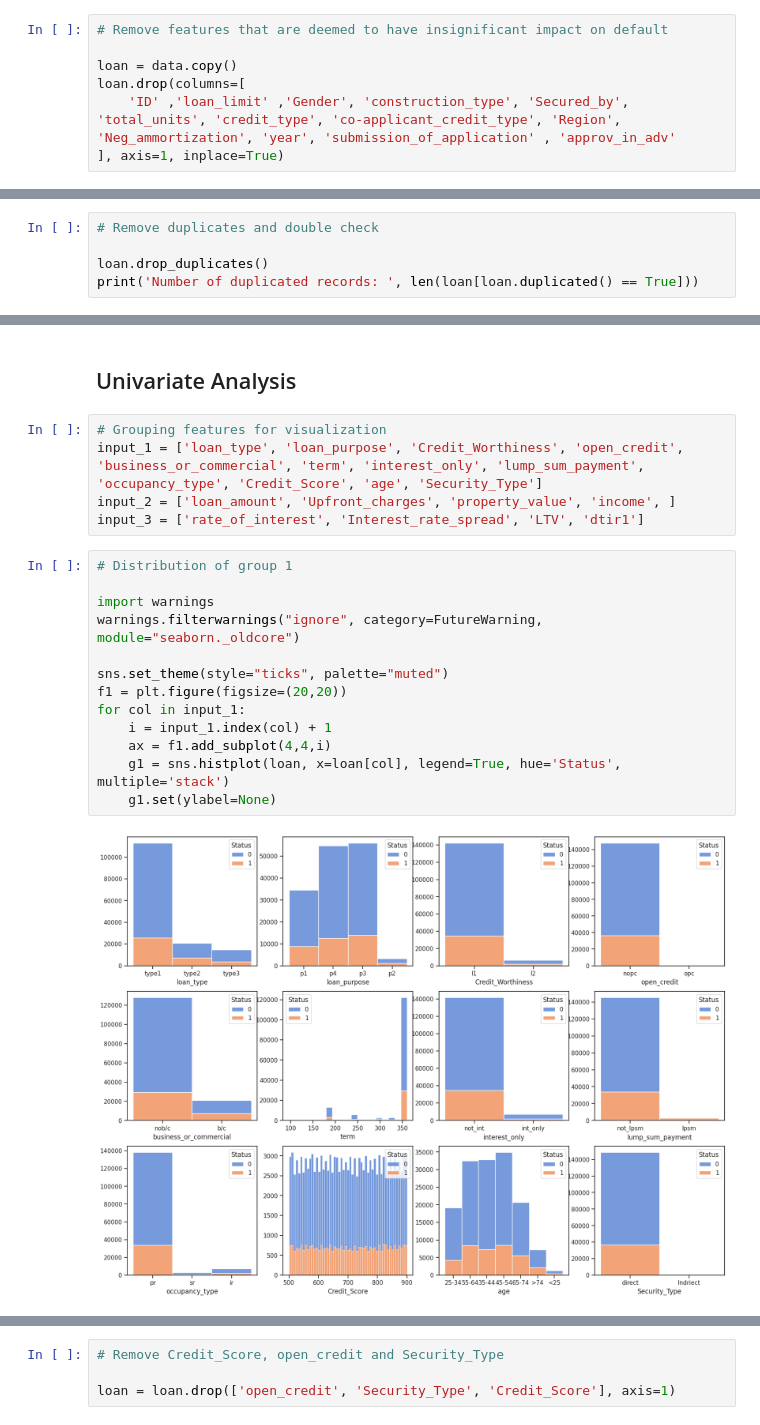
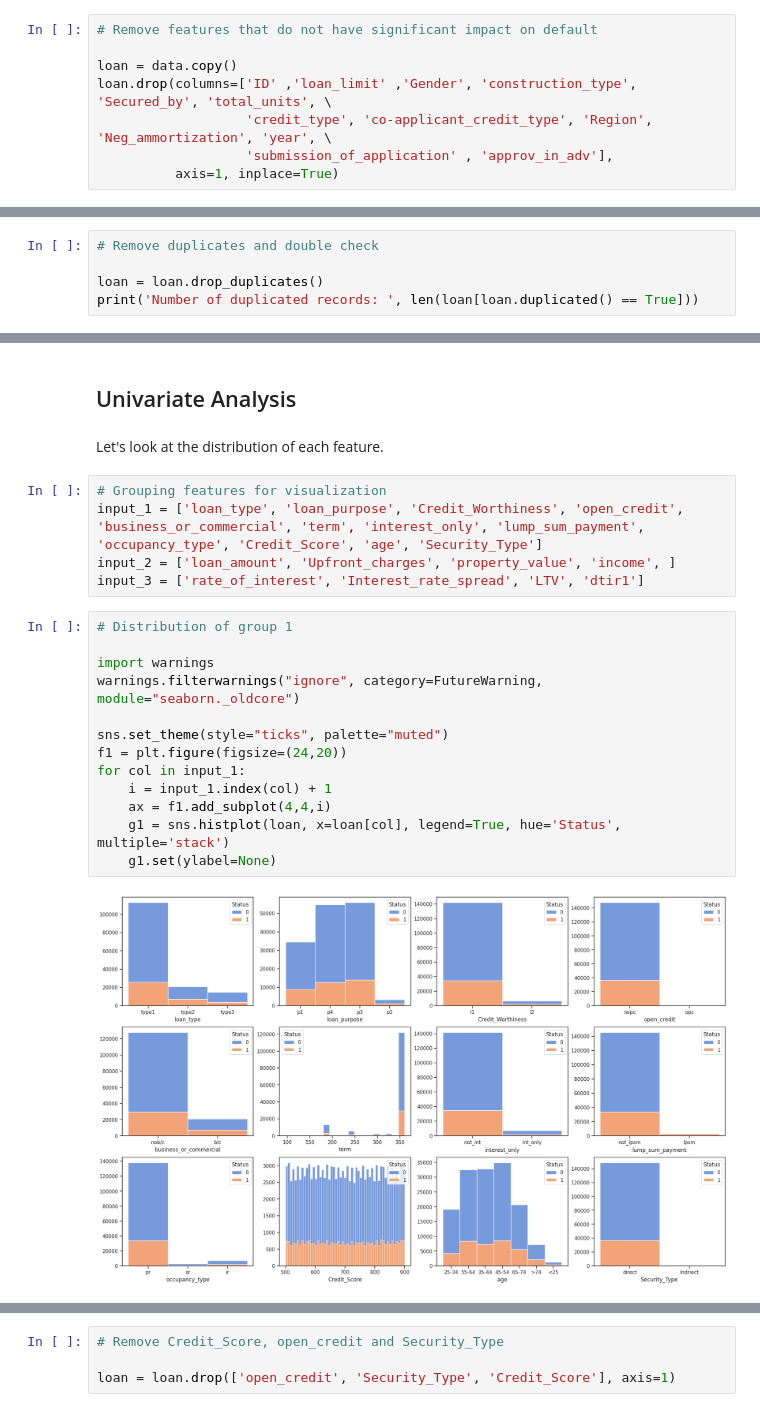
Before and after one commit to Hoale2908/Data_Preprocessing_for_Mortgage_Loan_Default_Prediction, a Jupyter notebook: model.ipynb, the cells around one changed output, grey strips where cells are left out. Drawn from its saved outputs; the diff is of its cells as text.

Commit message:
Kaggle Notebook | Home Lending Default - EDA | Version 9

```diff
--- a/model.ipynb
+++ b/model.ipynb
@@ -71,12 +72,13 @@ Security_Type -----------------  ['direct' 'Indriect']
 * Submission of application: *to_inst* seems to refer to a special method for loan approval, i.e. instance-based method. Read more at ([source](https://www.sciencedirect.com/science/article/pii/S0957417421002396)).
 * Security type: Direct or Indirect. Direct security means the borrower uses the mortgaged house to pledge against the loan. ([source](https://corporatefinanceinstitute.com/resources/commercial-lending/direct-security/#:~:text=To%20conclude%2C%20direct%20securities%20are,the%20borrower%20default%20on%20it.))
 # %%
-# Remove features that are deemed to have insignificant impact on default
+# Remove features that do not have significant impact on default
 
 loan = data.copy()
-loan.drop(columns=[
-    'ID' ,'loan_limit' ,'Gender', 'construction_type', 'Secured_by', 'total_units', 'credit_type', 'co-applicant_credit_type', 'Region', 'Neg_ammortization', 'year', 'submission_of_application' , 'approv_in_adv'
-], axis=1, inplace=True)
+loan.drop(columns=['ID' ,'loan_limit' ,'Gender', 'construction_type', 'Secured_by', 'total_units', \
+                   'credit_type', 'co-applicant_credit_type', 'Region', 'Neg_ammortization', 'year', \
+                   'submission_of_application' , 'approv_in_adv'],
+          axis=1, inplace=True)
 # %%
 loan.describe()
 # %% [output]
@@ -108,6 +112,6 @@ Number of duplicated records:  1
 # %%
 # Remove duplicates and double check
 
-loan.drop_duplicates()
+loan = loan.drop_duplicates()
 print('Number of duplicated records: ', len(loan[loan.duplicated() == True]))
 # %% [output]
@@ -192,6 +197,8 @@ loan.describe()
 | max | 3.576500e+06 | 8.000000 | 3.357000 | 60000.000000 | 360.000000 | 1.650800e+07 | ... |
 # %% [markdown]
 ## Univariate Analysis
+# %% [markdown]
+Let's look at the distribution of each feature.
 # %%
 # Grouping features for visualization
 input_1 = ['loan_type', 'loan_purpose', 'Credit_Worthiness', 'open_credit', 'business_or_commercial', 'term', 'interest_only', 'lump_sum_payment', 'occupancy_type', 'Credit_Score', 'age', 'Security_Type']
@@ -200,16 +207,16 @@ input_3 = ['rate_of_interest', 'Interest_rate_spread', 'LTV', 'dtir1']
 # %%
 # Distribution of group 1
 
 import warnings
 warnings.filterwarnings("ignore", category=FutureWarning, module="seaborn._oldcore")
 
 sns.set_theme(style="ticks", palette="muted")
-f1 = plt.figure(figsize=(20,20))
+f1 = plt.figure(figsize=(24,20))
 for col in input_1:
     i = input_1.index(col) + 1
     ax = f1.add_subplot(4,4,i)
     g1 = sns.histplot(loan, x=loan[col], legend=True, hue='Status', multiple='stack')
     g1.set(ylabel=None)
 # %% [output]
-[figure, old version]
+[figure, new version]
 # %% [markdown]
```
Also changed, not shown: parts of 26 cells of this notebook.
